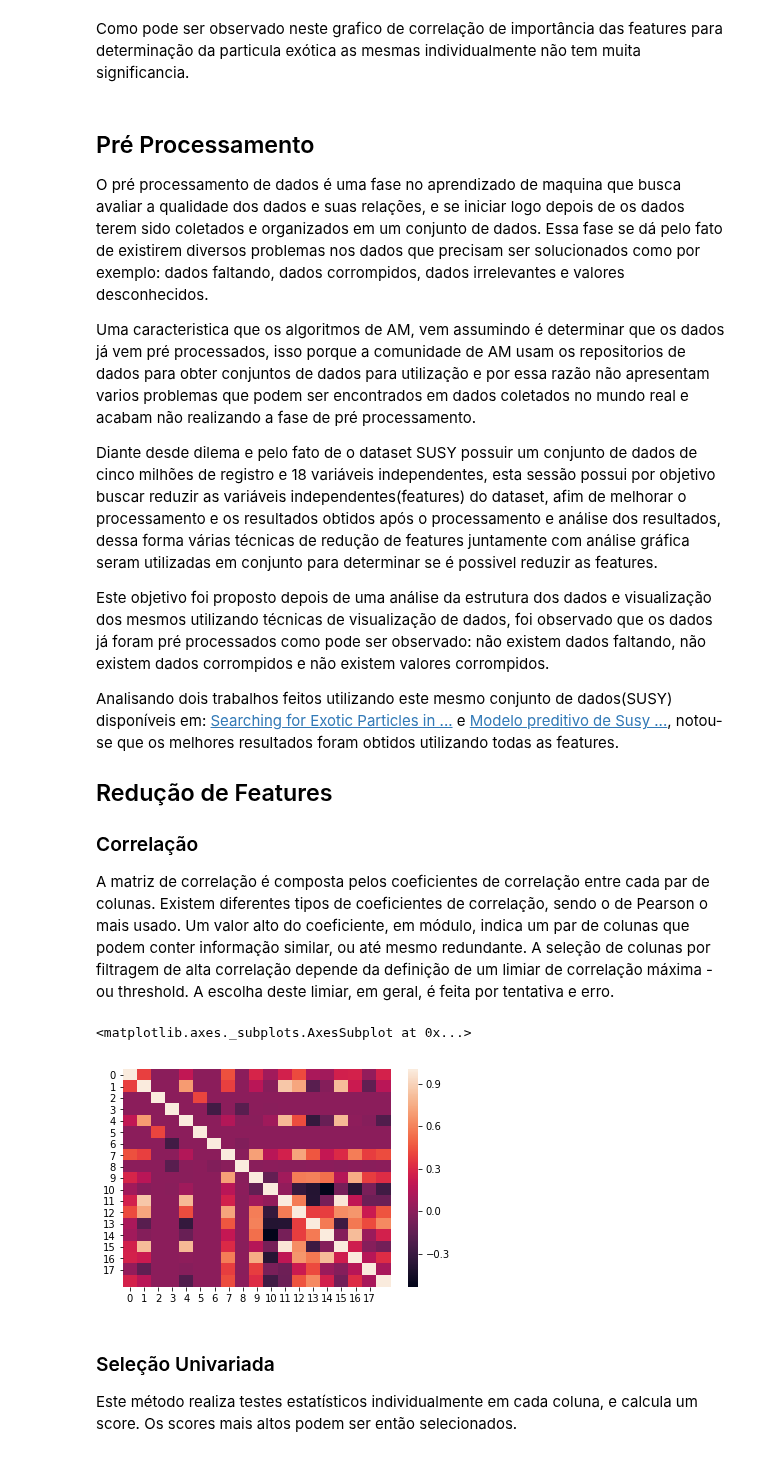
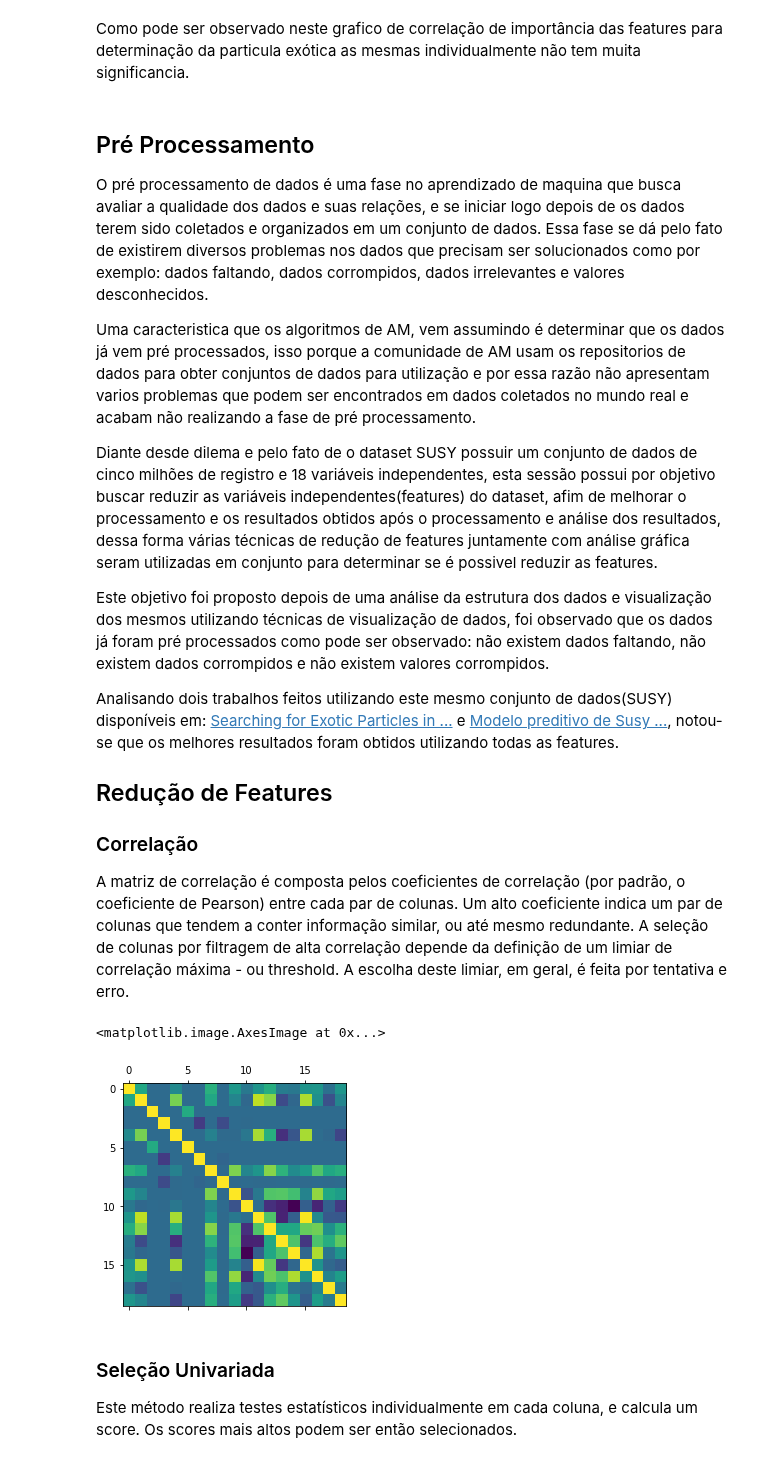
Before and after one commit to Machine-Learning-FGA/exotic-particles-problem, a Jupyter notebook: trabalho1_particulas.ipynb, the cells around one changed output. Drawn from its saved outputs; the diff is of its cells as text; code cells hidden in the pictures.

```diff
--- a/trabalho1_particulas.ipynb
+++ b/trabalho1_particulas.ipynb
@@ -264,19 +258,12 @@ Analisando dois trabalhos feitos utilizando este mesmo conjunto de dados(SUSY) d
 
 ### Correlação
 
-A matriz de correlação é composta pelos coeficientes de correlação entre cada par de colunas. Existem diferentes tipos de  coeficientes de correlação, sendo o de Pearson o mais usado. Um valor alto do coeficiente, em módulo, indica um par de colunas que podem conter informação similar, ou até mesmo redundante. A seleção de colunas por filtragem de alta correlação depende da definição de um limiar de correlação máxima - ou threshold. A escolha deste limiar, em geral, é feita por tentativa e erro.
+A matriz de correlação é composta pelos coeficientes de correlação (por padrão, o coeficiente de Pearson) entre cada par de colunas. Um alto coeficiente indica um par de colunas que tendem a conter informação similar, ou até mesmo redundante. A seleção de colunas por filtragem de alta correlação depende da definição de um limiar de correlação máxima - ou threshold. A escolha deste limiar, em geral, é feita por tentativa e erro.
-# %%
-import numpy as np
-import pandas as pd
-import matplotlib.pyplot as plt
-import seaborn as sns
-
-data = pd.read_csv('SUSY.csv')
-corr = data.corr()
-sns.heatmap(corr, xticklabels=range(18), yticklabels=range(18))
-# %% [output]
-<matplotlib.axes._subplots.AxesSubplot at 0x...>
-[figure, removed]
+# %%
+plt.matshow(dataset.corr())
+# %% [output]
+<matplotlib.image.AxesImage at 0x...>
+[figure, added]
 # %% [markdown]
 ###  Seleção Univariada
 
```
Also changed, not shown: parts of 52 cells of this notebook.
